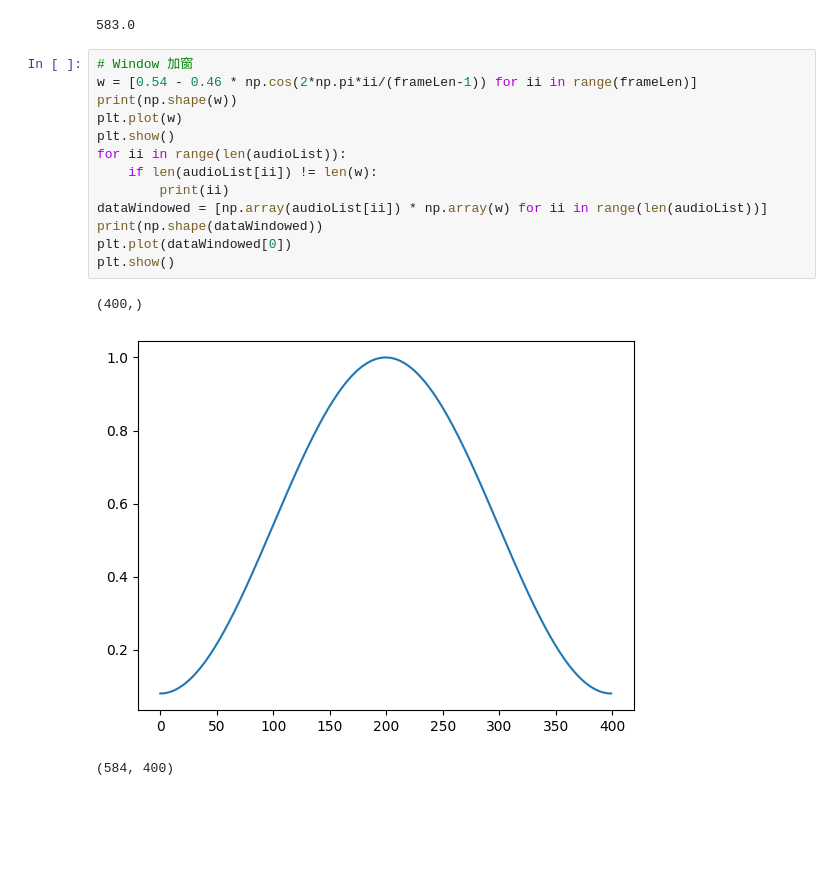
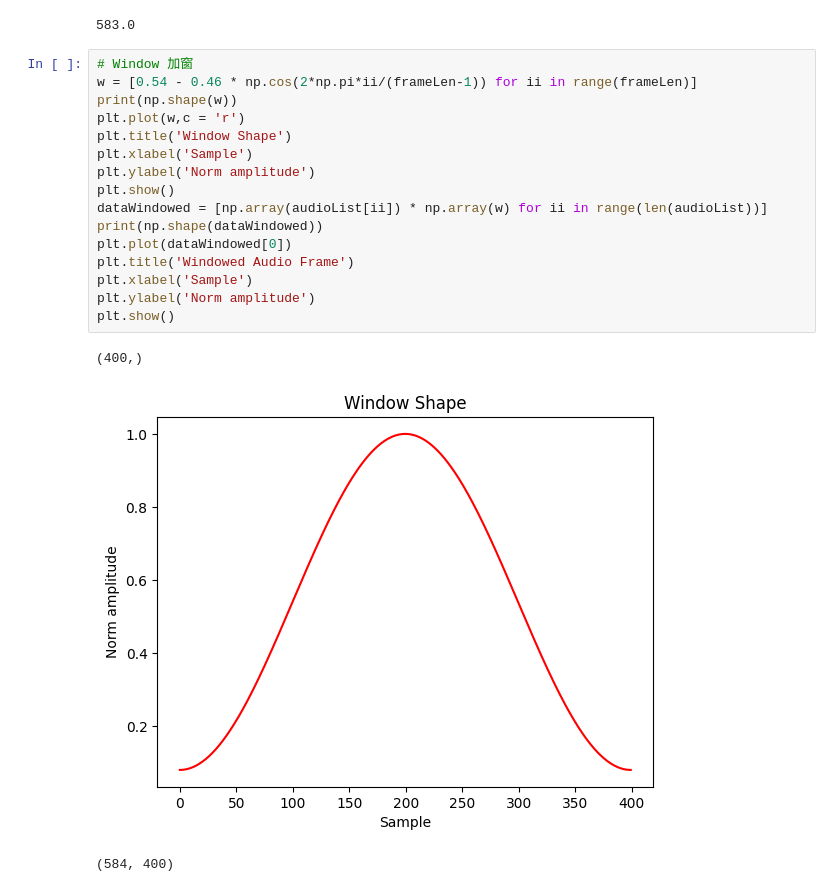
Before and after one commit to xwy-bit/Course006205, a Jupyter notebook: experiment-01/exp1.ipynb, the cells around one changed output. Saved outputs shown, nothing was run; the diff lists cells and outputs as text; blank space fills up the shorter version.

```diff
--- a/experiment-01/exp1.ipynb
+++ b/experiment-01/exp1.ipynb
@@ -52,17 +67,20 @@ print((lengthAudio-frameLen)/gapLen)
 # %%
 # Window 加窗
 w = [0.54 - 0.46 * np.cos(2*np.pi*ii/(frameLen-1)) for ii in range(frameLen)]
 print(np.shape(w))
-plt.plot(w)
+plt.plot(w,c = 'r')
+plt.title('Window Shape')
+plt.xlabel('Sample')
+plt.ylabel('Norm amplitude')
 plt.show()
-for ii in range(len(audioList)):
-    if len(audioList[ii]) != len(w):
-        print(ii)
 dataWindowed = [np.array(audioList[ii]) * np.array(w) for ii in range(len(audioList))]
 print(np.shape(dataWindowed))
 plt.plot(dataWindowed[0])
+plt.title('Windowed Audio Frame')
+plt.xlabel('Sample')
+plt.ylabel('Norm amplitude')
 plt.show()
 # %% [output]
 (400,)
-[figure, old version]
+[figure, new version]
 (584, 400)
```
Also changed, not shown: parts of 8 cells of this notebook.
